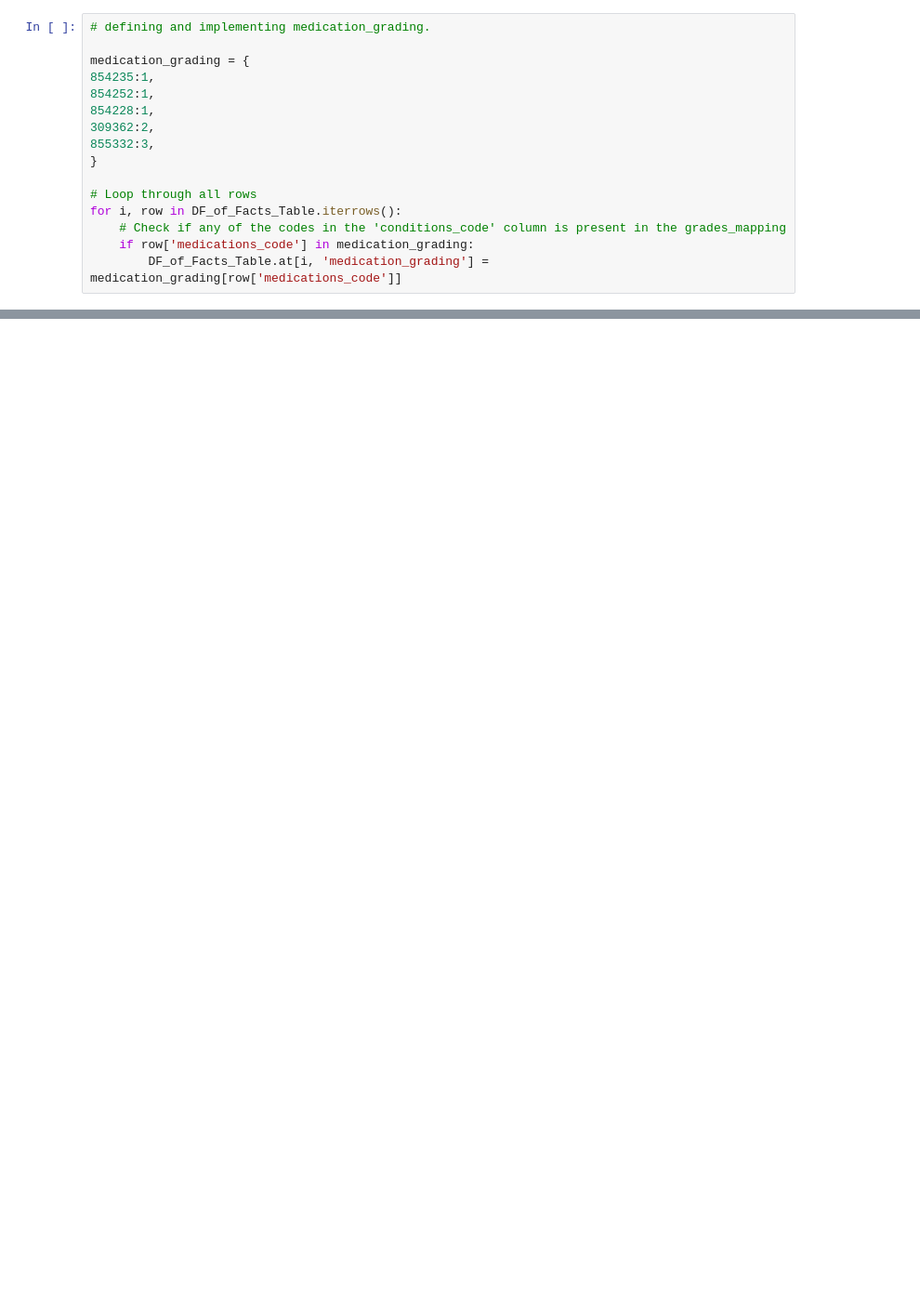
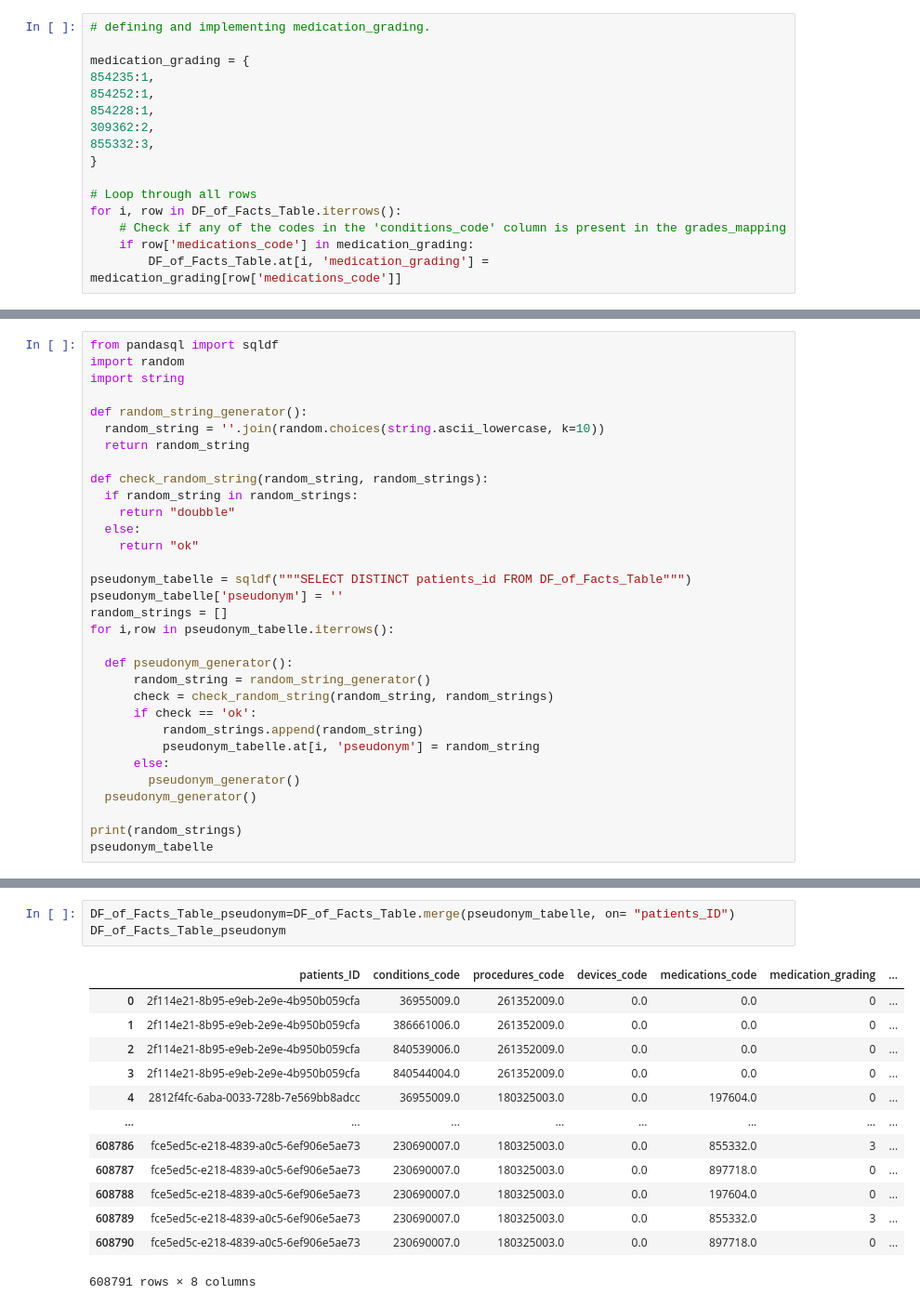
Before and after one commit to Fuenfgeld/DMA2023TeamB, a Jupyter notebook: ETL_and_Implementing_DWH.ipynb, the cells around one changed output, grey strips where cells are left out. Shown: that part at 93% size. Cells and saved outputs as stored; diff of their text form; blank space fills up the shorter version.

```diff
--- a/ETL_and_Implementing_DWH.ipynb
+++ b/ETL_and_Implementing_DWH.ipynb
@@ -349,0 +402,32 @@ DF_of_Facts_Table.head(30)
+# %%
+from pandasql import sqldf
+import random
+import string
+
+def random_string_generator():
+  random_string = ''.join(random.choices(string.ascii_lowercase, k=10))
+  return random_string
+
+def check_random_string(random_string, random_strings):
+  if random_string in random_strings:
+    return "doubble"
+  else:
+    return "ok"
+
+pseudonym_tabelle = sqldf("""SELECT DISTINCT patients_id FROM DF_of_Facts_Table""")
+pseudonym_tabelle['pseudonym'] = ''
+random_strings = []
+for i,row in pseudonym_tabelle.iterrows():
+
+  def pseudonym_generator():
+      random_string = random_string_generator()
+      check = check_random_string(random_string, random_strings)
+      if check == 'ok':
+          random_strings.append(random_string)
+          pseudonym_tabelle.at[i, 'pseudonym'] = random_string
+      else:
+        pseudonym_generator()
+  pseudonym_generator()
+
+print(random_strings)
+pseudonym_tabelle
@@ -350 +449,18 @@ DF_of_Facts_Table.head(30)
+# %%
+DF_of_Facts_Table_pseudonym=DF_of_Facts_Table.merge(pseudonym_tabelle, on= "patients_ID")
+DF_of_Facts_Table_pseudonym
+# %% [output]
+|  | patients_ID | conditions_code | procedures_code | devices_code | medications_code | medication_grading | ... |
+| 0 | 2f114e21-8b95-e9eb-2e9e-4b950b059cfa | 36955009.0 | 261352009.0 | 0.0 | 0.0 | 0 | ... |
+| 1 | 2f114e21-8b95-e9eb-2e9e-4b950b059cfa | 386661006.0 | 261352009.0 | 0.0 | 0.0 | 0 | ... |
+| 2 | 2f114e21-8b95-e9eb-2e9e-4b950b059cfa | 840539006.0 | 261352009.0 | 0.0 | 0.0 | 0 | ... |
+| 3 | 2f114e21-8b95-e9eb-2e9e-4b950b059cfa | 840544004.0 | 261352009.0 | 0.0 | 0.0 | 0 | ... |
+| 4 | 2812f4fc-6aba-0033-728b-7e569bb8adcc | 36955009.0 | 180325003.0 | 0.0 | 197604.0 | 0 | ... |
+| ... | ... | ... | ... | ... | ... | ... | ... |
+| 608786 | fce5ed5c-e218-4839-a0c5-6ef906e5ae73 | 230690007.0 | 180325003.0 | 0.0 | 855332.0 | 3 | ... |
+| 608787 | fce5ed5c-e218-4839-a0c5-6ef906e5ae73 | 230690007.0 | 180325003.0 | 0.0 | 897718.0 | 0 | ... |
+| 608788 | fce5ed5c-e218-4839-a0c5-6ef906e5ae73 | 230690007.0 | 180325003.0 | 0.0 | 197604.0 | 0 | ... |
+| 608789 | fce5ed5c-e218-4839-a0c5-6ef906e5ae73 | 230690007.0 | 180325003.0 | 0.0 | 855332.0 | 3 | ... |
+| 608790 | fce5ed5c-e218-4839-a0c5-6ef906e5ae73 | 230690007.0 | 180325003.0 | 0.0 | 897718.0 | 0 | ... |
+608791 rows × 8 columns
 # %%
```
Also changed, not shown: parts of 8 cells of this notebook.
